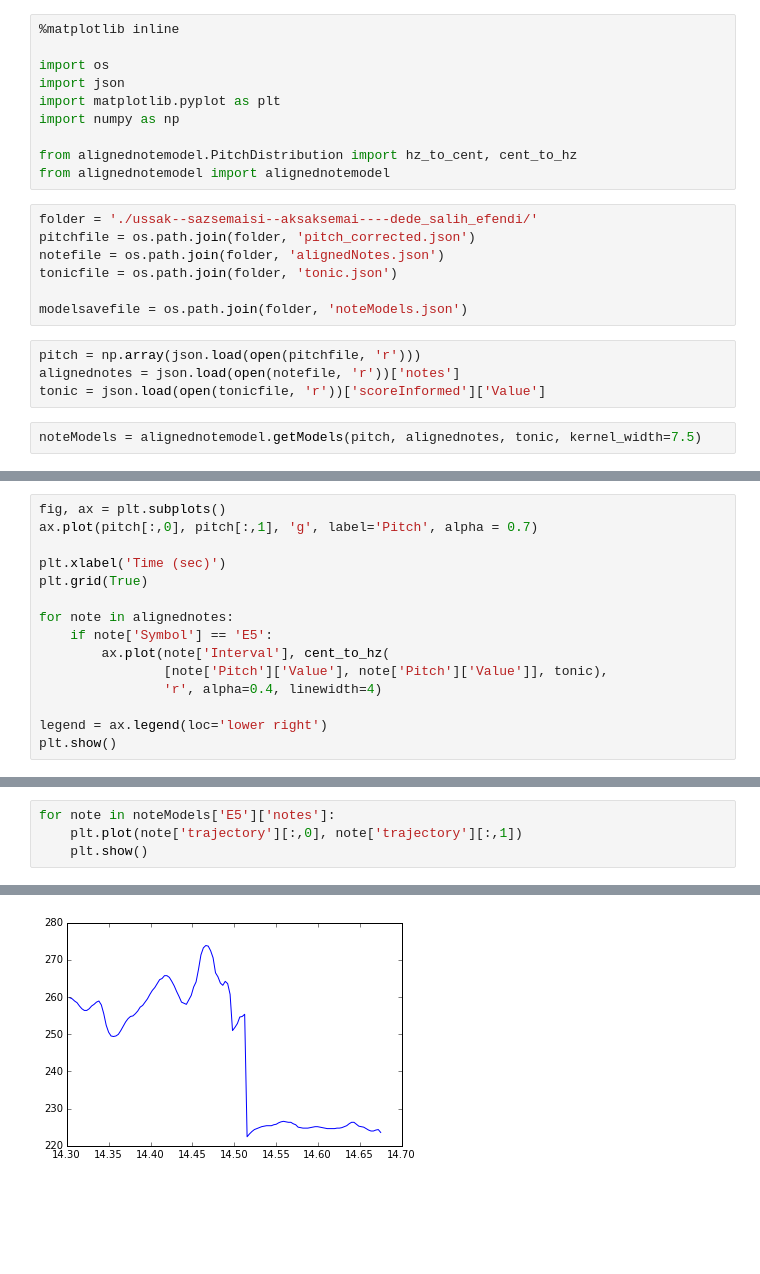
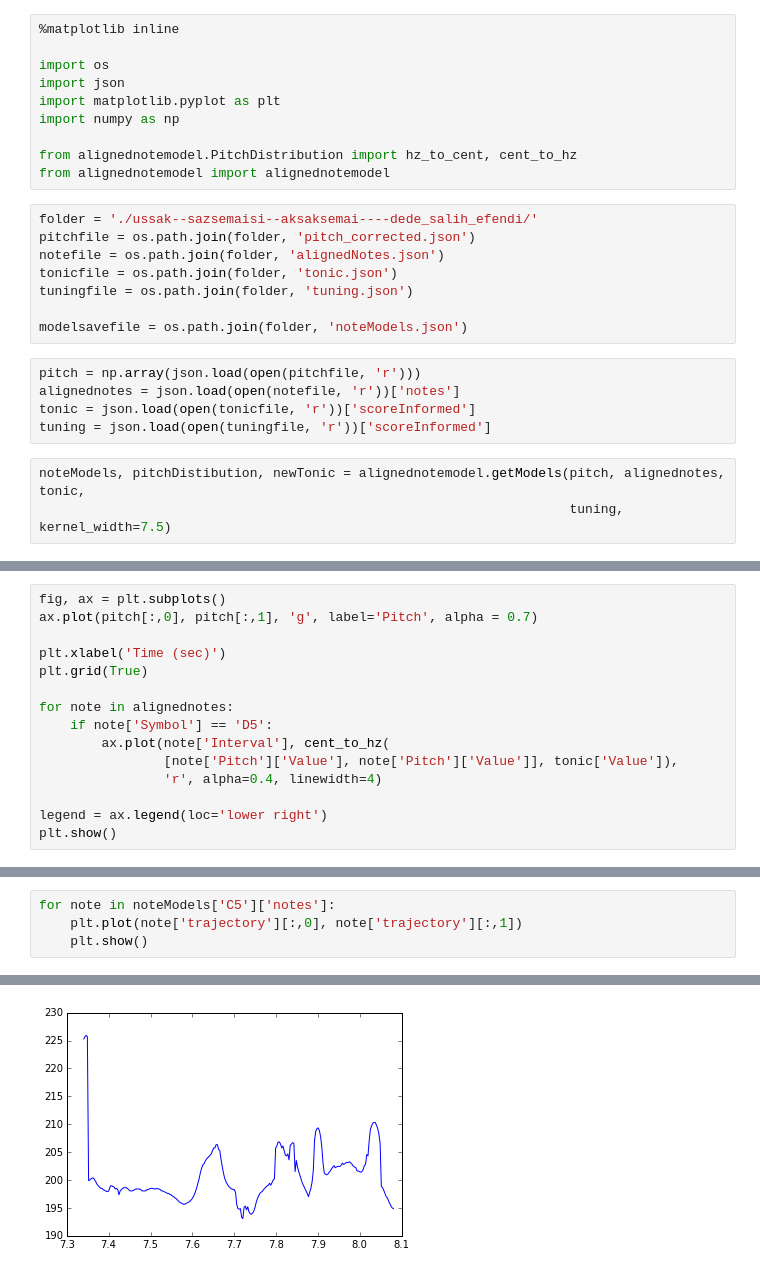
Before and after one commit to sertansenturk/alignednotemodel, a Jupyter notebook: noteModel.ipynb, the cells around one changed output, grey strips where cells are left out. Cells and saved outputs as stored; diff of their text form; blank space fills up the shorter version.

Commit message:
Added tonic refinement and note intervals

```diff
--- a/noteModel.ipynb
+++ b/noteModel.ipynb
@@ -13,13 +13,16 @@ folder = './ussak--sazsemaisi--aksaksemai----dede_salih_efendi/'
 pitchfile = os.path.join(folder, 'pitch_corrected.json')
 notefile = os.path.join(folder, 'alignedNotes.json')
 tonicfile = os.path.join(folder, 'tonic.json')
+tuningfile = os.path.join(folder, 'tuning.json')
 
 modelsavefile = os.path.join(folder, 'noteModels.json')
 # %%
 pitch = np.array(json.load(open(pitchfile, 'r')))
 alignednotes = json.load(open(notefile, 'r'))['notes']
-tonic = json.load(open(tonicfile, 'r'))['scoreInformed']['Value']
+tonic = json.load(open(tonicfile, 'r'))['scoreInformed']
+tuning = json.load(open(tuningfile, 'r'))['scoreInformed']
 # %%
-noteModels = alignednotemodel.getModels(pitch, alignednotes, tonic, kernel_width=7.5)
+noteModels, pitchDistibution, newTonic = alignednotemodel.getModels(pitch, alignednotes, tonic,
+                                                                    tuning, kernel_width=7.5)
 # %%
 fig, ax = plt.subplots()
@@ -40,9 +42,9 @@ plt.xlabel('Time (sec)')
 plt.grid(True)
 
 for note in alignednotes:
-    if note['Symbol'] == 'E5':
+    if note['Symbol'] == 'D5':
         ax.plot(note['Interval'], cent_to_hz(
-                [note['Pitch']['Value'], note['Pitch']['Value']], tonic),
+                [note['Pitch']['Value'], note['Pitch']['Value']], tonic['Value']),
                 'r', alpha=0.4, linewidth=4)
 
 legend = ax.legend(loc='lower right')
@@ -52,5 +54,5 @@ plt.show()
 # %%
-for note in noteModels['E5']['notes']:
+for note in noteModels['C5']['notes']:
     plt.plot(note['trajectory'][:,0], note['trajectory'][:,1])
     plt.show()
 # %% [output]
@@ -58 +60 @@ for note in noteModels['E5']['notes']:
-[figure, old version]
+[figure, new version]
```
Also changed, not shown: parts of 3 cells of this notebook, 2 other files.
